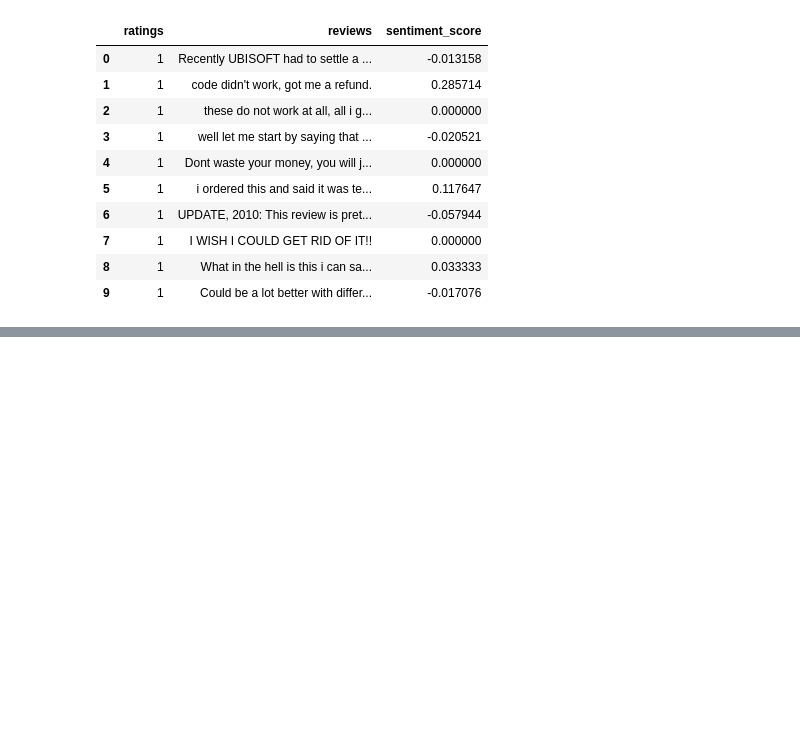
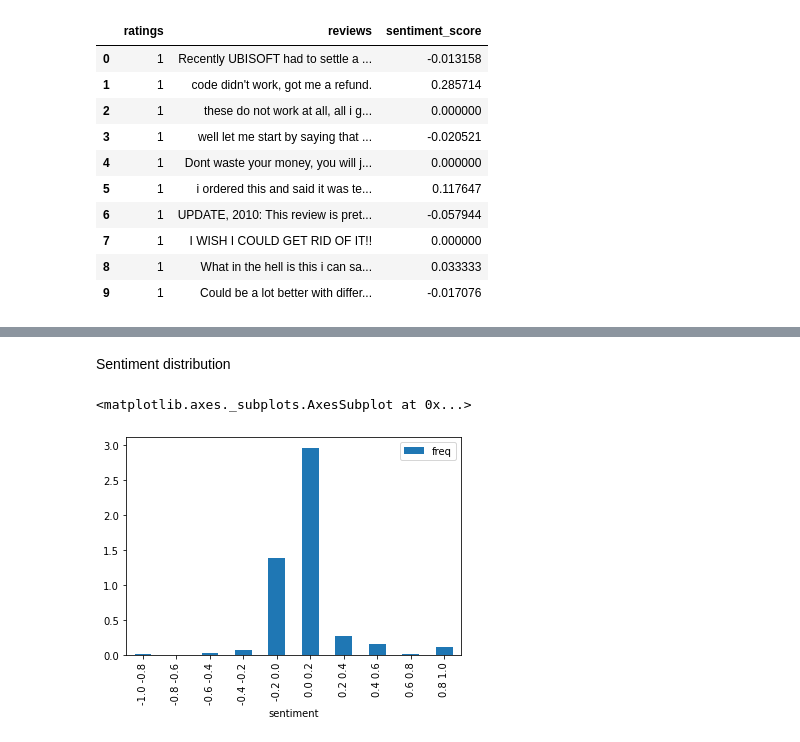
Before and after one commit to d4nielmeyer/Sentiment-Analysis-for-Marketing, a Jupyter notebook: Notebooks/02_CreateDictionaryBasedSentimentAnalyzer.ipynb, the cells around one changed output, grey strips where cells are left out. Saved outputs shown, nothing was run; the diff lists cells and outputs as text; code cells hidden in the pictures; blank space fills up the shorter version.

```diff
--- a/Notebooks/02_CreateDictionaryBasedSentimentAnalyzer.ipynb
+++ b/Notebooks/02_CreateDictionaryBasedSentimentAnalyzer.ipynb
@@ -250,0 +279,18 @@ df.head(10)
+# %% [markdown]
+Sentiment distribution
+# %%
+# computing the occurences falling in each bin of the histogram
+sentiment_list = df['sentiment_score'].tolist()
+sentiment_freq, bin_edges = np.histogram(sentiment_list, density=True)
+
+labels = list(zip(bin_edges.round(2),bin_edges[1:].round(2)))
+labels = [(str(e[0]), str(e[1])) for e in labels]
+labels = labels = [" ".join(e) for e in labels]
+
+sentiment_freq_df = pd.DataFrame({'sentiment': labels, 'freq': sentiment_freq})
+# %%
+# plotting the ratings distribution
+sentiment_freq_df.plot(kind='bar', x='sentiment', y='freq')
+# %% [output]
+<matplotlib.axes._subplots.AxesSubplot at 0x...>
+[figure, added]
```
Also changed, not shown: parts of 9 cells of this notebook.
